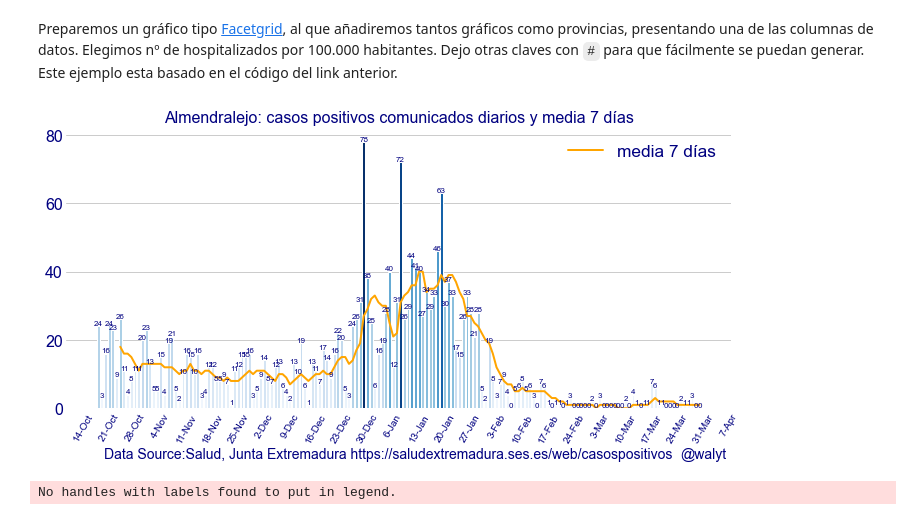
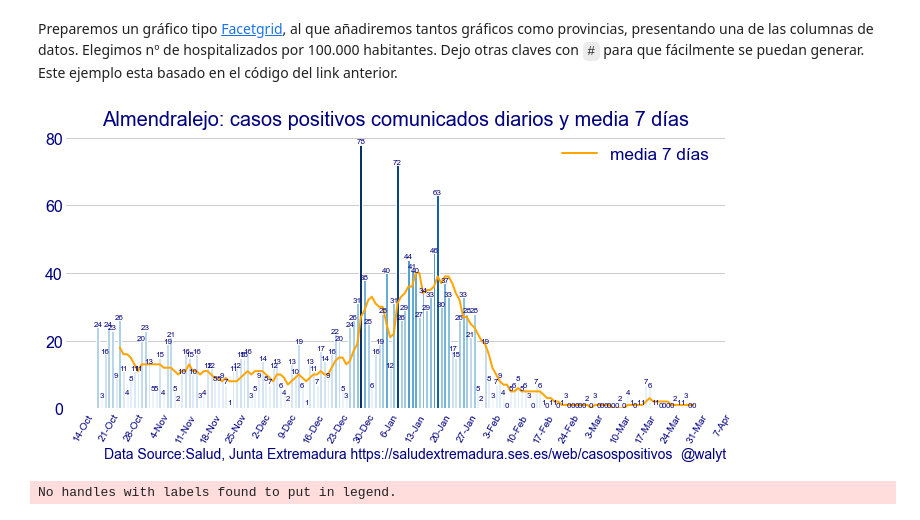
Before and after one commit to mharias/covid_almendralejo, a Jupyter notebook: graficos_almendralejo.ipynb, the cells around one changed output. Cells and saved outputs as stored; diff of their text form; code cells hidden in the pictures.

```diff
--- a/graficos_almendralejo.ipynb
+++ b/graficos_almendralejo.ipynb
@@ -180,41 +180,41 @@ ax1.plot(datos['date'],datos[avg],color='orange',lw=2,label='media 7 días')
 
 ax1.yaxis.set_tick_params(labelsize=16,labelcolor='navy')
 ax1.xaxis.set_tick_params(labelsize=10,labelcolor='navy',width=0,rotation=60)
-ax1.set_title(titulo_positivos,size=16,color='navy')
+ax1.set_title(titulo_positivos,size=20,color='navy')
 
 for barra in barras:
     height = barra.get_height()
     ax1.text(barra.get_x() + barra.get_width()/2., 1*height,
             '%d' % int(height),ha='center',fontsize=8, va='bottom',color='navy')
 
 
 
 
 fmt = '%.0f' # Format you want the ticks, e.g. '40%'
 yticks = ticker.FormatStrFormatter(fmt)
 ax1.yaxis.set_major_formatter(yticks)
 #ax1.set_yticks([0,10,20,30,40,50,60,70,80,90,100])
 
 XmajorFmt = DateFormatter('%-d-%b')
 ax1.xaxis.set_major_formatter(XmajorFmt)
 ax1.xaxis.set_major_locator(WeekdayLocator([datetime.today().weekday()])) #incluye hoy y 7 antes
 ax1.set_xticks(ax1.get_xticks()[:])
 
 legend = ax1.legend(framealpha=0,fancybox=True,fontsize='x-large')
 plt.setp(legend.get_texts(), color='navy')
 
 ax1.grid(True,axis='y')
 f.text(0.1, 0.01, 'Data Source:{} {}'.format(fuente_positivos,path_fuente_positivos), horizontalalignment='left',
      verticalalignment='center', fontsize=14,color=color_titulos)
 f.text(0.9,0.01,'{}'.format(autor),
          verticalalignment='center',fontsize=14,horizontalalignment='left',color=color_titulos)
 [spine.set_visible(False) for spine in ax1.spines.values()]
 #f.tight_layout(w_pad=0,h_pad=5,pad=1)
 
 f.tight_layout()
 f.savefig('graficos/almendralejo_nuevos_casos.png',dpi=200,bbox_inches='tight')
 # %% [output]
-[figure, old version]
+[figure, new version]
 # %%
 colores = sns.color_palette("Blues_r", 5)
 
```
Also changed, not shown: 4 other files.
